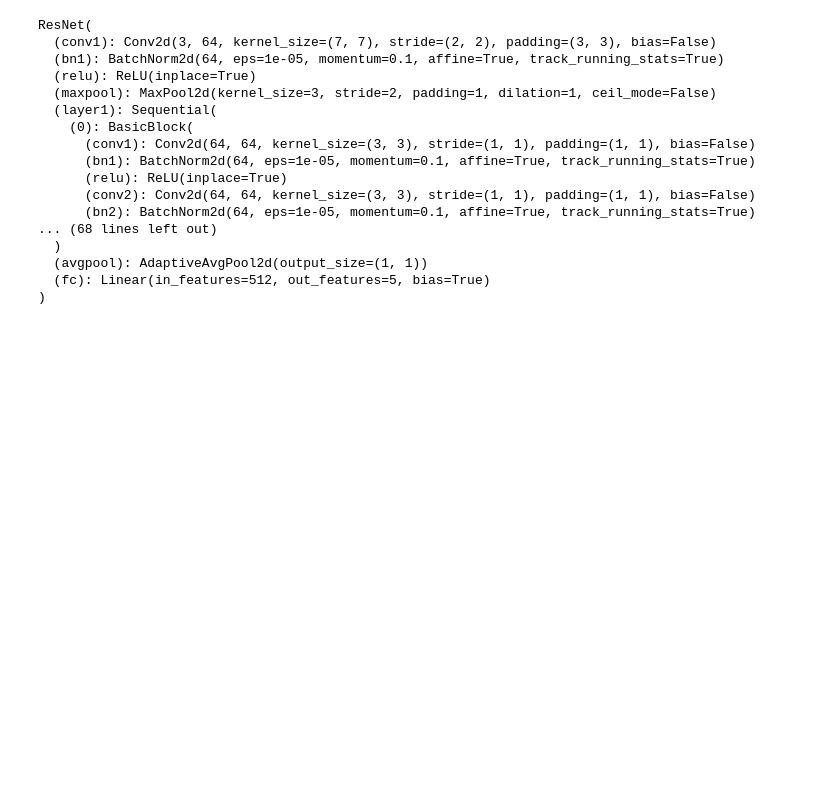
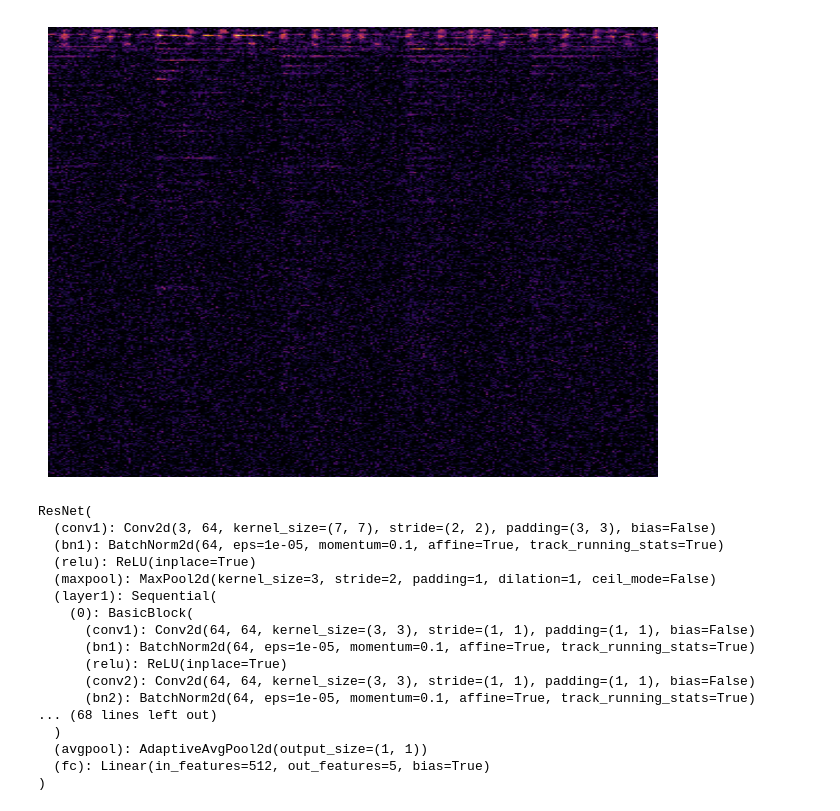
Before and after one commit to Hal609/SongCreator, a Jupyter notebook: multiInstClassifier.ipynb, the cells around one changed output. Cells and saved outputs as stored; diff of their text form; code cells hidden in the pictures; blank space fills up the shorter version.

```diff
--- a/multiInstClassifier.ipynb
+++ b/multiInstClassifier.ipynb
@@ -117,6 +116,14 @@ test_dataloader = DataLoader(test_dataset, batch_size=32, shuffle=False)
 # Class mapping
 class_names = ["piano", "bass", "drums", "guitar", "synth"]
 num_classes = len(class_names)
+# %%
+for X, y in train_dataloader:
+   img =plt.imshow(X[0][0], aspect="auto", cmap="inferno", )
+   plt.axis('off')
+   plt.tight_layout()
+   break
+# %% [output]
+[figure, added]
 # %%
 # Define model
 model = torchvision.models.resnet18(weights="IMAGENET1K_V1")
```
Also changed, not shown: parts of 13 cells of this notebook, 7 other files.
